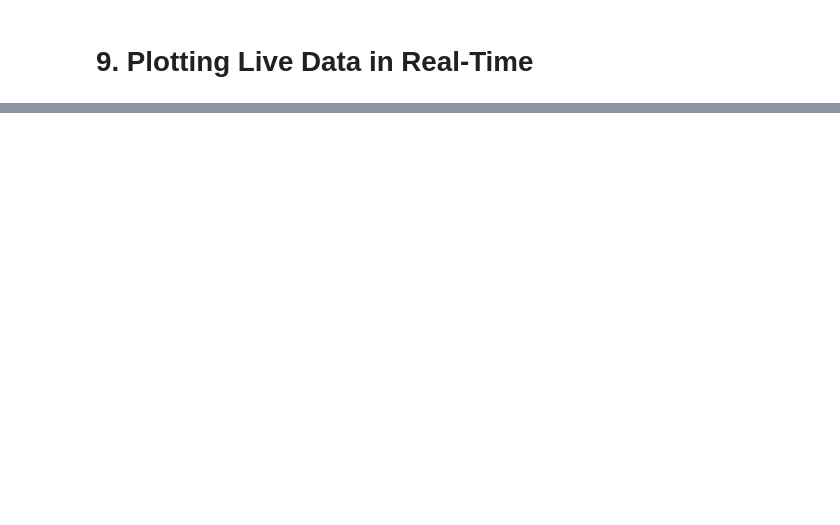
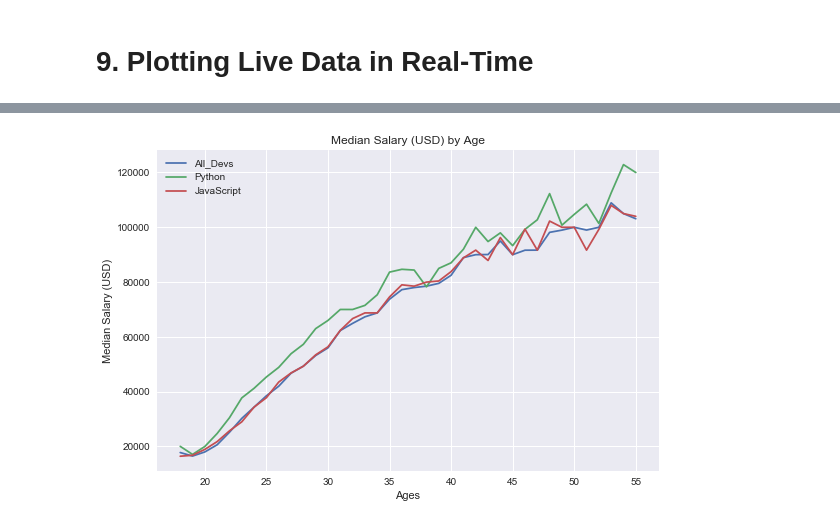
Before and after one commit to yonycherkos/data_analysis, a Jupyter notebook: matplotlib/Matplotlib Tutorials.ipynb, the cells around one changed output, grey strips where cells are left out. Drawn from its saved outputs; the diff is of its cells as text; code cells hidden in the pictures; blank space fills up the shorter version.

```diff
--- a/matplotlib/Matplotlib Tutorials.ipynb
+++ b/matplotlib/Matplotlib Tutorials.ipynb
@@ -347,0 +250,3 @@ plt.show()
+# %%
+df = pd.read_csv("dev_salary.csv")
+df.head()
@@ -347,0 +260,20 @@ plt.show()
+# %%
+ages = df["Age"]
+all_devs = df["All_Devs"]
+python = df["Python"]
+javascript = df["JavaScript"]
+# %%
+fig, ax = plt.subplots()
+
+ax.plot(ages, all_devs, label="All_Devs")
+ax.plot(ages, python, label="Python")
+ax.plot(ages, javascript, label="JavaScript")
+
+ax.set_title("Median Salary (USD) by Age")
+ax.set_xlabel("Ages")
+ax.set_ylabel("Median Salary (USD)")
+
+plt.legend()
+plt.show()
+# %% [output]
+[figure, added]
```
Also changed, not shown: parts of 27 cells of this notebook, 4 other files.
